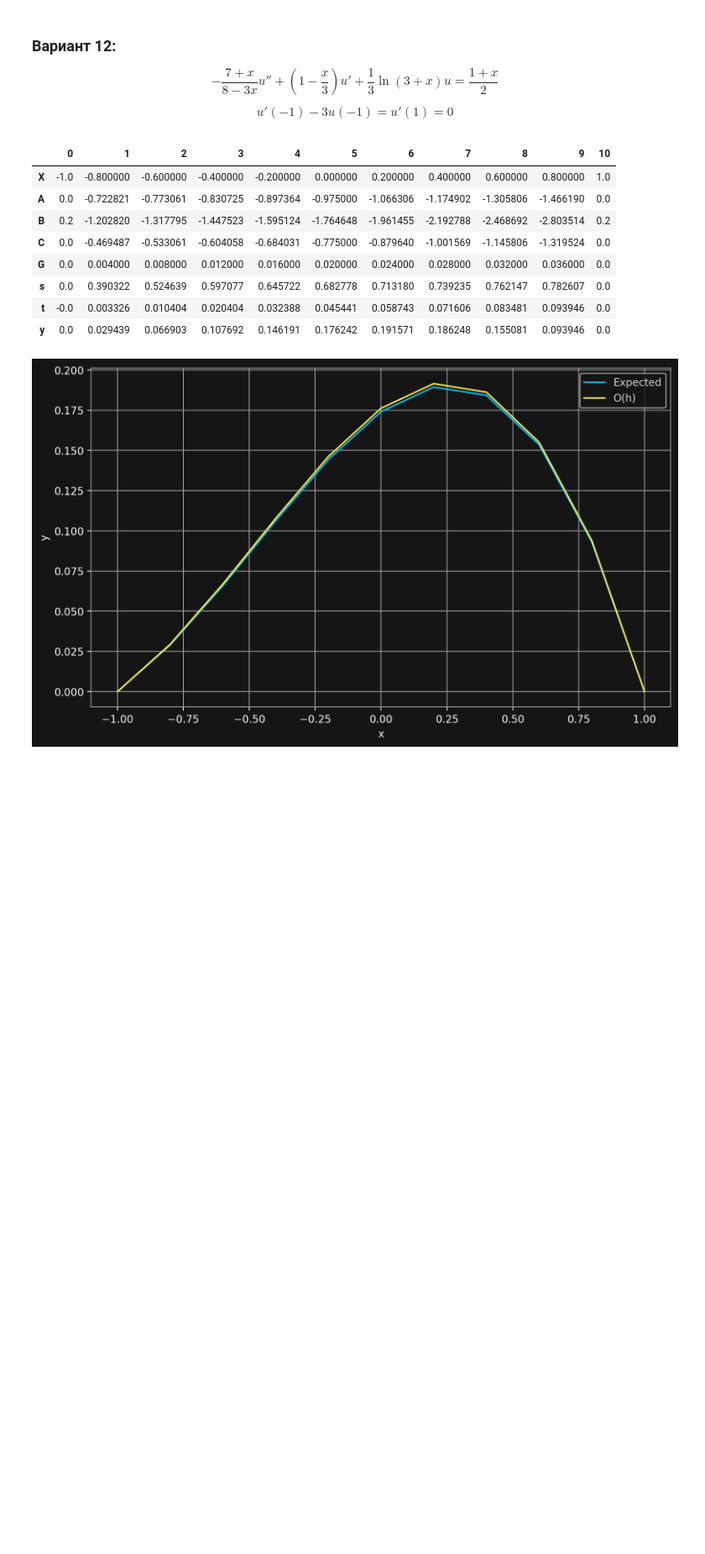
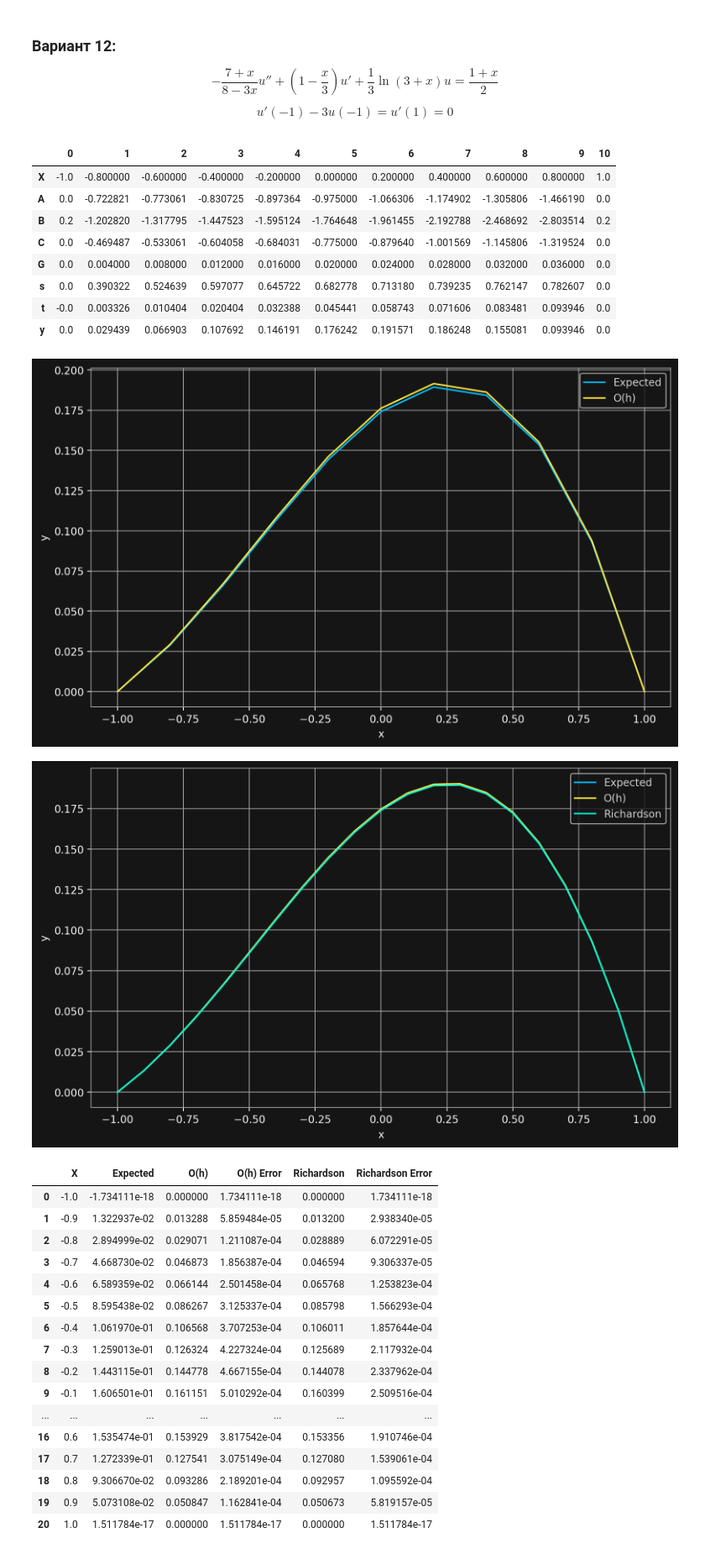
Before and after one commit to astatochek/mm-computational-workshop, a Jupyter notebook: 5-semester/5. Differential Equations/note.ipynb, the cells around one changed output. Shown: that part at 84% size. Saved outputs shown, nothing was run; the diff lists cells and outputs as text; code cells hidden in the pictures; blank space fills up the shorter version.

```diff
--- a/5-semester/5. Differential Equations/note.ipynb
+++ b/5-semester/5. Differential Equations/note.ipynb
@@ -45,17 +45,19 @@ class Equation:
         self.a, self.b = a, b
         self.a1, self.a2, self.b1, self.b2 = a1, a2, b1, b2
 
-    def show(self, n: int, *argv: Dict[str, Any]) -> None:
-        def fun(x,y):
+    def solve(self, n) -> np.ndarray:
+        def fun(x, y):
             return np.vstack([y[1], (self.Q(x) * y[1] + self.R(x) * y[0] - self.F(x)) / self.P(x)])
         def bc(ya, yb):
             return np.array([ya[0], yb[0]])
         x = np.linspace(self.a, self.b, n+1)
         y = np.zeros((2, n+1))
-        Expected = solve(fun, bc, x, y).sol(x)[0]
+        return solve(fun, bc, x, y).sol(x)[0]
 
+    def show(self, n: int, *argv: Dict[str, Any]) -> None:
+        x = np.linspace(self.a, self.b, n+1)
         fig, ax = plt.subplots(figsize=(10, 6), dpi=200)
-        ax.plot(x, Expected, label='Expected')
+        ax.plot(x, self.solve(n), label='Expected')
         for approx in argv:
             ax.plot(x, approx['sol'], label=approx['label'])
         ax.set_xlabel("x")
@@ -63,6 +65,16 @@ class Equation:
         ax.legend()
         ax.grid()
         plt.show()
+
+    def compare(self, n: int, *argv: Dict[str, Any]) -> pd.DataFrame:
+        x = np.linspace(self.a, self.b, n+1)
+        data = {'X': x}
+        Expected = self.solve(n)
+        data['Expected'] = Expected
+        for approx in argv:
+            data[approx['label']] = approx['sol']
+            data[approx['label'] + ' Error'] = np.abs(approx['sol'] - Expected)
+        return pd.DataFrame(data)
 # %%
 P = lambda x: (7 + x) / (8 - 3 * x)
 Q = lambda x: 1 - x / 3
@@ -97,8 +109,8 @@ def first_order_approximation(n: int, eq: Equation = diff_EQ) -> Dict[str, np.nd
 
     return {'X': X, 'A': A, 'B': B, 'C': C, 'G': G, 's': s, 't': t, 'y': y}
 
-first_order_approximation = first_order_approximation(10)
-pd.DataFrame(first_order_approximation).transpose()
+_first_order_approximation = first_order_approximation(10)
+pd.DataFrame(_first_order_approximation).transpose()
 # %% [output]
 |  | 0 | 1 | 2 | 3 | 4 | 5 | 6 | 7 | 8 | 9 | 10 |
 | X | -1.0 | -0.800000 | -0.600000 | -0.400000 | -0.200000 | 0.000000 | 0.200000 | 0.400000 | 0.600000 | 0.800000 | 1.0 |
@@ -110,6 +122,44 @@ pd.DataFrame(first_order_approximation).transpose()
 | t | -0.0 | 0.003326 | 0.010404 | 0.020404 | 0.032388 | 0.045441 | 0.058743 | 0.071606 | 0.083481 | 0.093946 | 0.0 |
 | y | 0.0 | 0.029439 | 0.066903 | 0.107692 | 0.146191 | 0.176242 | 0.191571 | 0.186248 | 0.155081 | 0.093946 | 0.0 |
 # %%
-diff_EQ.show(10, {'sol': first_order_approximation['y'], 'label': 'O(h)'})
+n = 10
+diff_EQ.show(n, {'sol': first_order_approximation(n)['y'], 'label': 'O(h)'})
 # %% [output]
 [figure]
+# %%
+def richardson(n: int, approximation: Callable, eq: Equation = diff_EQ) -> np.ndarray:
+    y = approximation(n, eq)['y']
+    y_2 = approximation(2*n, eq)['y']
+    return np.array([(2 * y_2[2*i] - y[i]) for i in range(n+1)])
+
+
+n = 20
+first = {
+    'sol': first_order_approximation(n)['y'],
+    'label': 'O(h)'
+}
+improved = {
+    'sol': richardson(n, first_order_approximation),
+    'label': 'Richardson'
+}
+diff_EQ.show(n, first, improved)
+diff_EQ.compare(n, first, improved)
+# %% [output]
+[figure, added]
+|  | X | Expected | O(h) | O(h) Error | Richardson | Richardson Error |
+| 0 | -1.0 | -1.734111e-18 | 0.000000 | 1.734111e-18 | 0.000000 | 1.734111e-18 |
+| 1 | -0.9 | 1.322937e-02 | 0.013288 | 5.859484e-05 | 0.013200 | 2.938340e-05 |
+| 2 | -0.8 | 2.894999e-02 | 0.029071 | 1.211087e-04 | 0.028889 | 6.072291e-05 |
+| 3 | -0.7 | 4.668730e-02 | 0.046873 | 1.856387e-04 | 0.046594 | 9.306337e-05 |
+| 4 | -0.6 | 6.589359e-02 | 0.066144 | 2.501458e-04 | 0.065768 | 1.253823e-04 |
+| 5 | -0.5 | 8.595438e-02 | 0.086267 | 3.125337e-04 | 0.085798 | 1.566293e-04 |
+| 6 | -0.4 | 1.061970e-01 | 0.106568 | 3.707253e-04 | 0.106011 | 1.857644e-04 |
+| 7 | -0.3 | 1.259013e-01 | 0.126324 | 4.227324e-04 | 0.125689 | 2.117932e-04 |
+| 8 | -0.2 | 1.443115e-01 | 0.144778 | 4.667155e-04 | 0.144078 | 2.337962e-04 |
+| 9 | -0.1 | 1.606501e-01 | 0.161151 | 5.010292e-04 | 0.160399 | 2.509516e-04 |
+| ... | ... | ... | ... | ... | ... | ... |
+| 16 | 0.6 | 1.535474e-01 | 0.153929 | 3.817542e-04 | 0.153356 | 1.910746e-04 |
+| 17 | 0.7 | 1.272339e-01 | 0.127541 | 3.075149e-04 | 0.127080 | 1.539061e-04 |
+| 18 | 0.8 | 9.306670e-02 | 0.093286 | 2.189201e-04 | 0.092957 | 1.095592e-04 |
+| 19 | 0.9 | 5.073108e-02 | 0.050847 | 1.162841e-04 | 0.050673 | 5.819157e-05 |
+| 20 | 1.0 | 1.511784e-17 | 0.000000 | 1.511784e-17 | 0.000000 | 1.511784e-17 |
```
Also changed, not shown: parts of 3 cells of this notebook.
